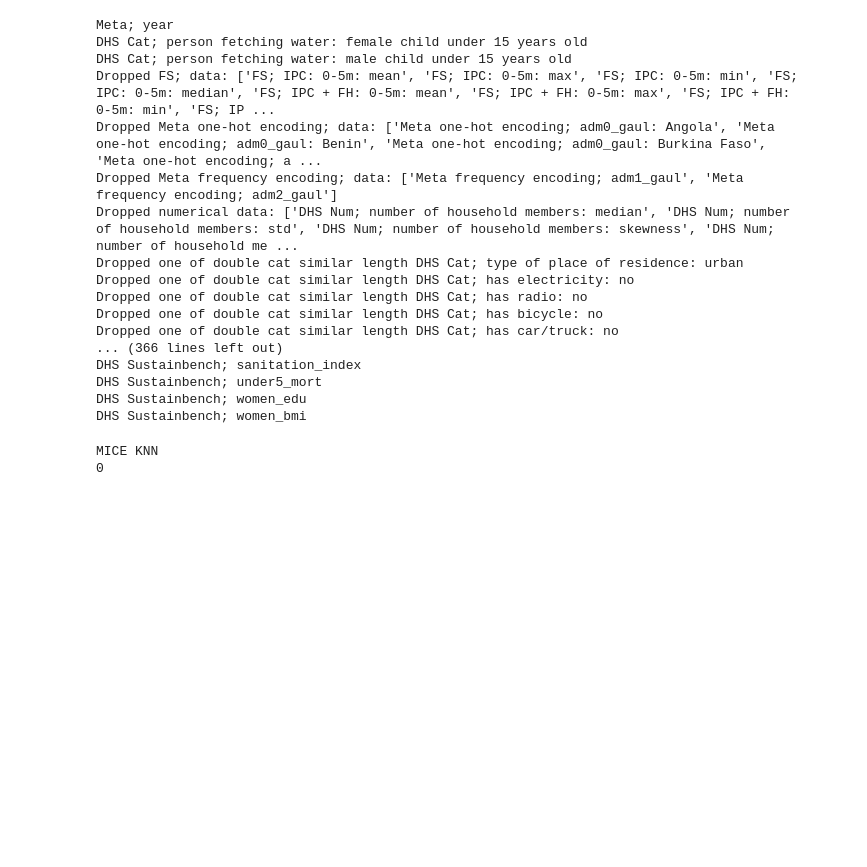
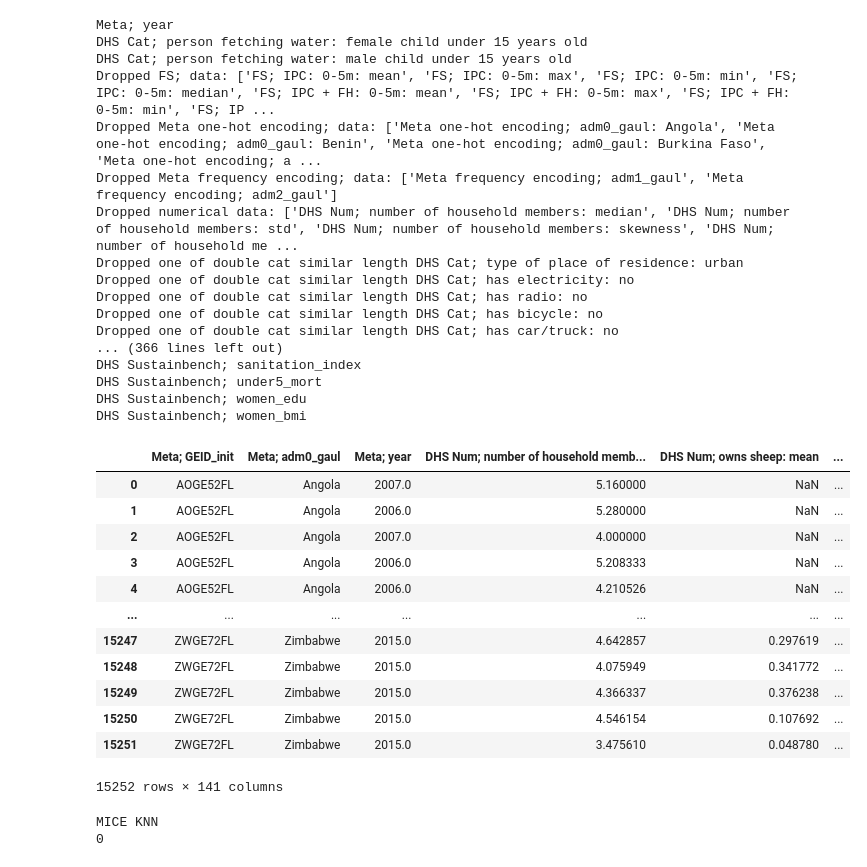
Before and after one commit to gheisenberg/FoodSecurity, a Jupyter notebook: DHS/data_imputation_splitted_categorical_columns.ipynb, the cells around one changed output. Drawn from its saved outputs; the diff is of its cells as text; code cells hidden in the pictures; blank space fills up the shorter version.

```diff
--- a/DHS/data_imputation_splitted_categorical_columns.ipynb
+++ b/DHS/data_imputation_splitted_categorical_columns.ipynb
@@ -59,33 +59,48 @@ df = final_ds_droping_cols(input_df, drop_meta=True, drop_food_help=True, drop_p
                            retain_month=False, drop_highly_correlated_cols=False, drop_region=True,
                  drop_data_sets=drop_datasets,
                  use_NAN_amount_and_replace_NANs_in_categorical=False, drop_agricultural_cols=drop_agriculture,
                  drop_below_version=False, numerical_data=['mean'], retain_adm=False,
                  retain_GEID_init=False, numerical_return_format='float64', verbose=3)
 
 
 drop_cols = [c for c in df.columns if 'FS;' in c and not '0-2y' in c]
 df = df.drop(columns=drop_cols)
 
 for col in df.columns:
     print(col)
+
+df
 # %% [output]
 Meta; year
 DHS Cat; person fetching water: female child under 15 years old
 DHS Cat; person fetching water: male child under 15 years old
 Dropped FS; data: ['FS; IPC: 0-5m: mean', 'FS; IPC: 0-5m: max', 'FS; IPC: 0-5m: min', 'FS; IPC: 0-5m: median', 'FS; IPC + FH: 0-5m: mean', 'FS; IPC + FH: 0-5m: max', 'FS; IPC + FH: 0-5m: min', 'FS; IP ...
 Dropped Meta one-hot encoding; data: ['Meta one-hot encoding; adm0_gaul: Angola', 'Meta one-hot encoding; adm0_gaul: Benin', 'Meta one-hot encoding; adm0_gaul: Burkina Faso', 'Meta one-hot encoding; a ...
 Dropped Meta frequency encoding; data: ['Meta frequency encoding; adm1_gaul', 'Meta frequency encoding; adm2_gaul']
 Dropped numerical data: ['DHS Num; number of household members: median', 'DHS Num; number of household members: std', 'DHS Num; number of household members: skewness', 'DHS Num; number of household me ...
 Dropped one of double cat similar length DHS Cat; type of place of residence: urban
 Dropped one of double cat similar length DHS Cat; has electricity: no
 Dropped one of double cat similar length DHS Cat; has radio: no
 Dropped one of double cat similar length DHS Cat; has bicycle: no
 Dropped one of double cat similar length DHS Cat; has car/truck: no
 ... (366 lines left out)
 DHS Sustainbench; sanitation_index
 DHS Sustainbench; under5_mort
 DHS Sustainbench; women_edu
 DHS Sustainbench; women_bmi
+|  | Meta; GEID_init | Meta; adm0_gaul | Meta; year | DHS Num; number of household memb... | DHS Num; owns sheep: mean | ... |
+| 0 | AOGE52FL | Angola | 2007.0 | 5.160000 | NaN | ... |
+| 1 | AOGE52FL | Angola | 2006.0 | 5.280000 | NaN | ... |
+| 2 | AOGE52FL | Angola | 2007.0 | 4.000000 | NaN | ... |
+| 3 | AOGE52FL | Angola | 2006.0 | 5.208333 | NaN | ... |
+| 4 | AOGE52FL | Angola | 2006.0 | 4.210526 | NaN | ... |
+| ... | ... | ... | ... | ... | ... | ... |
+| 15247 | ZWGE72FL | Zimbabwe | 2015.0 | 4.642857 | 0.297619 | ... |
+| 15248 | ZWGE72FL | Zimbabwe | 2015.0 | 4.075949 | 0.341772 | ... |
+| 15249 | ZWGE72FL | Zimbabwe | 2015.0 | 4.366337 | 0.376238 | ... |
+| 15250 | ZWGE72FL | Zimbabwe | 2015.0 | 4.546154 | 0.107692 | ... |
+| 15251 | ZWGE72FL | Zimbabwe | 2015.0 | 3.475610 | 0.048780 | ... |
+15252 rows × 141 columns
 # %%
 def calc_means_of_columns_of_multiple_dfs(df_list):
     # Concatenate all DataFrames in imputed_test_datasets
```
Also changed, not shown: 11 other files.
